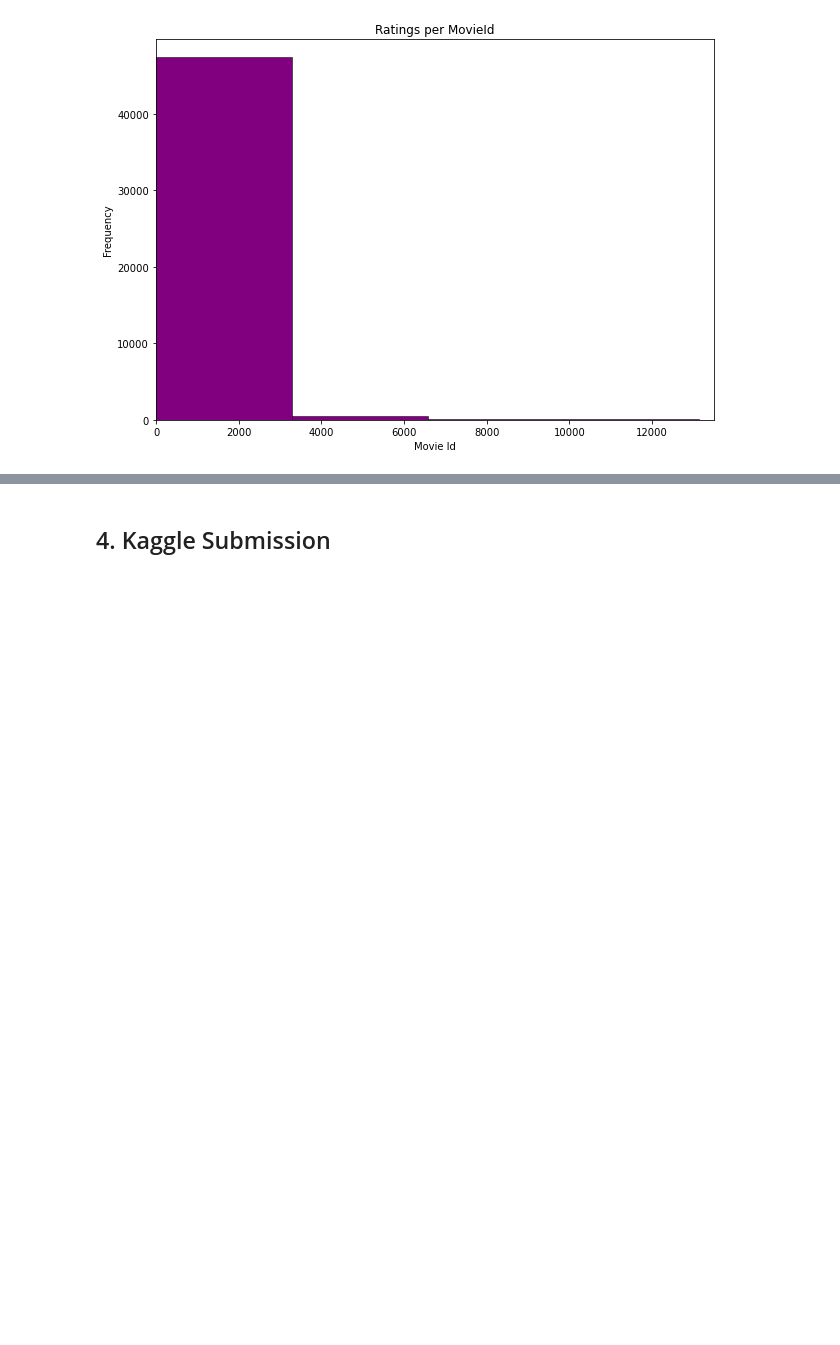
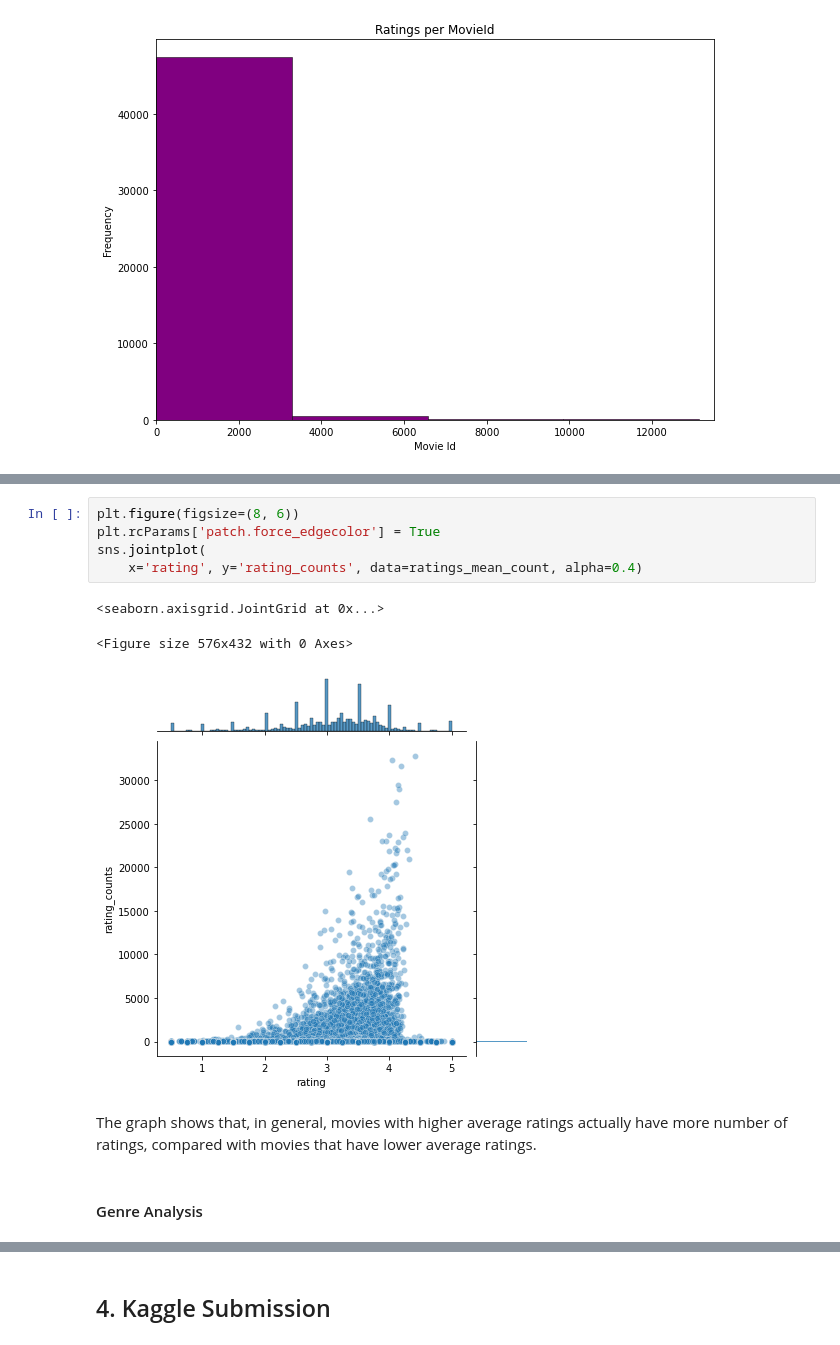
Before and after one commit to Leham-Greeves/JS7_Notebook_Reprository, a Jupyter notebook: unsupervised_learning_notebook.ipynb, the cells around one changed output, grey strips where cells are left out. Drawn from its saved outputs; the diff is of its cells as text; blank space fills up the shorter version.

```diff
--- a/unsupervised_learning_notebook.ipynb
+++ b/unsupervised_learning_notebook.ipynb
@@ -546,0 +550,13 @@ NameError: name 'experiment' is not defined
+# %%
+plt.figure(figsize=(8, 6))
+plt.rcParams['patch.force_edgecolor'] = True
+sns.jointplot(
+    x='rating', y='rating_counts', data=ratings_mean_count, alpha=0.4)
+# %% [output]
+<seaborn.axisgrid.JointGrid at 0x...>
+<Figure size 576x432 with 0 Axes>
+[figure, added]
+# %% [markdown]
+The graph shows that, in general, movies with higher average ratings actually have more number of ratings, compared with movies that have lower average ratings.
+# %% [markdown]
+#### Genre Analysis
```
Also changed, not shown: parts of 53 cells of this notebook.
